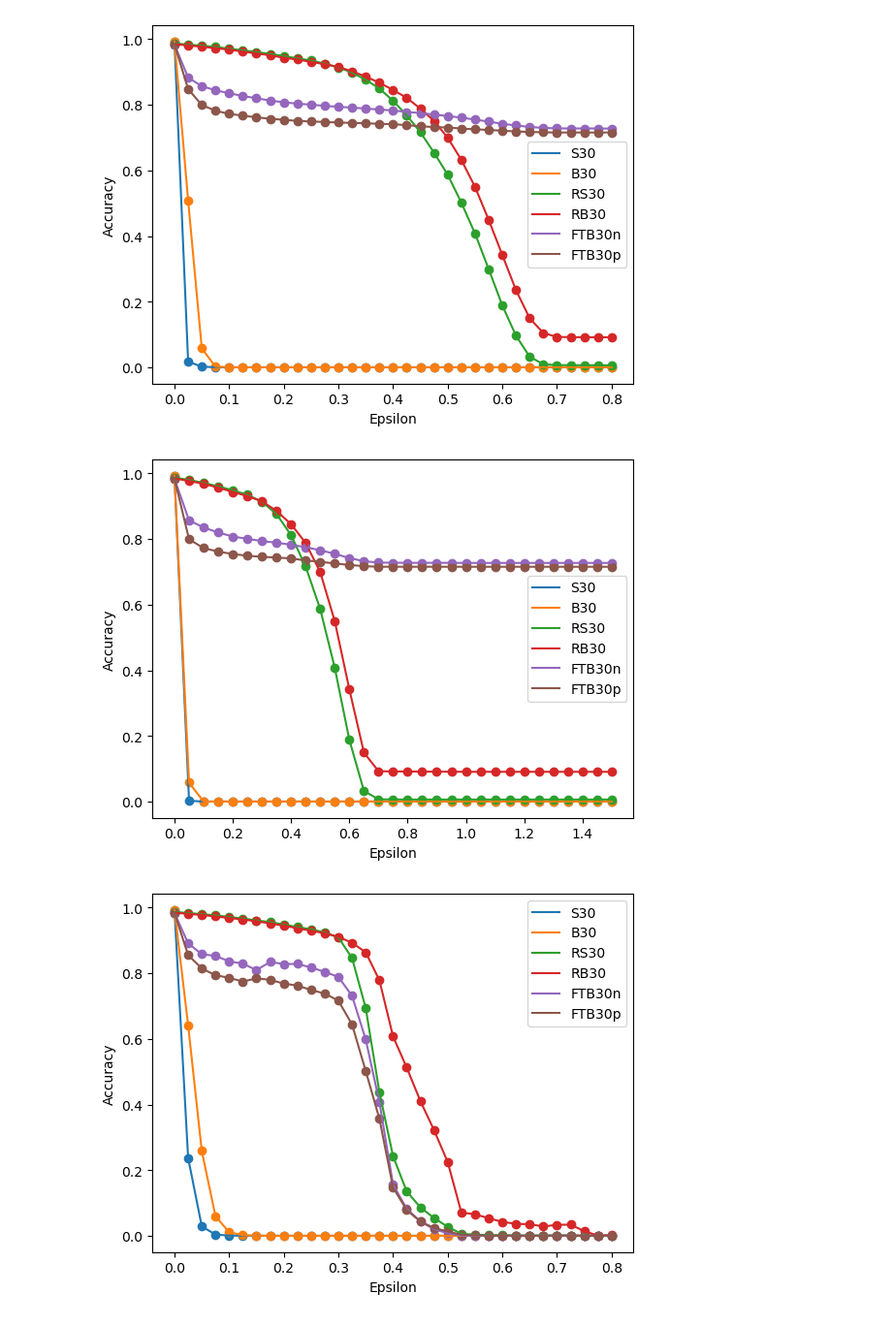
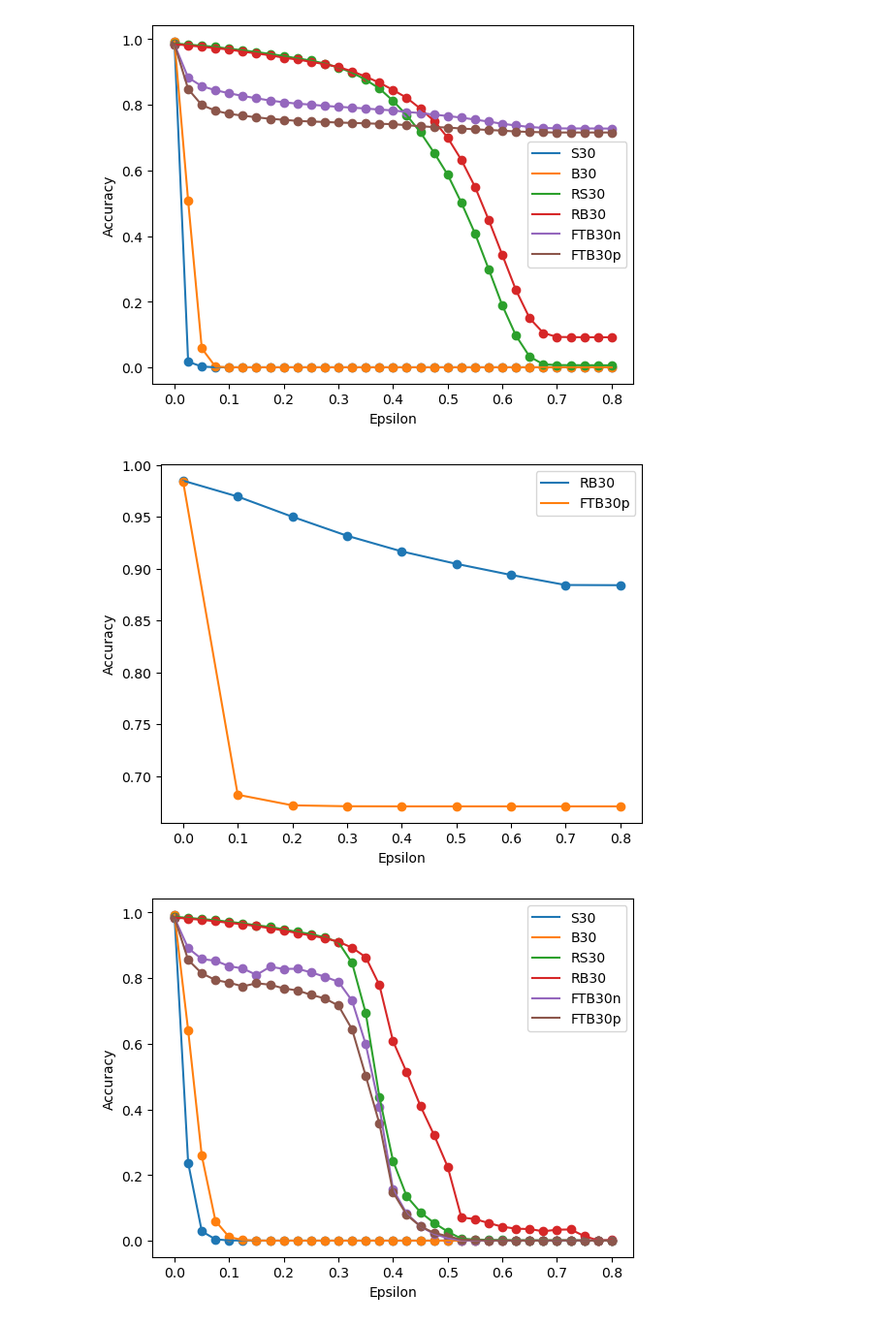
Before and after one commit to hugorecio-7/Praktikak-PrototypeDNN-Robustness-main, a Jupyter notebook: Adversarial_Attacks_Testing.ipynb, the cells around one changed output. Shown at 97% size. Saved outputs shown, nothing was run; the diff lists cells and outputs as text; code cells hidden in the pictures.

```diff
--- a/Adversarial_Attacks_Testing.ipynb
+++ b/Adversarial_Attacks_Testing.ipynb
@@ -171,17 +172,17 @@ adversarial_attacks_eps_plot(models, model_names, test_loader, attack, loss, max
 [figure]
 # %%
 iters = 300 #40
-step = 0.05
+step = 0.1
 random_start = True
-max_eps = 1.5
-models = [s30, b30, rs30, rb30, ftb30n, ftb30p]
-model_names = ["S30", "B30", "RS30", "RB30", "FTB30n", "FTB30p"]
+max_eps = 0.8
+models = [rb30, ftb30p]
+model_names = ["RB30", "FTB30p"]
 loss = CELoss
-attack = partial(LinfFMNA_attack, steps=100, max_stepsize=2, min_stepsize=1e-3, gamma=0.1)
+attack = partial(LinfFMNA_attack, steps=100, max_stepsize=0.1, min_stepsize=1e-4, gamma=0.05)
 
 adversarial_attacks_eps_plot(models, model_names, test_loader, attack, loss, max_eps, step=step, foolbox_use=True)
 # %% [output]
-[figure, old version]
+[figure, new version]
 # %%
 iters = 10 #40
 step = 0.025
```
Also changed, not shown: parts of 4 cells of this notebook, 14 other files.
